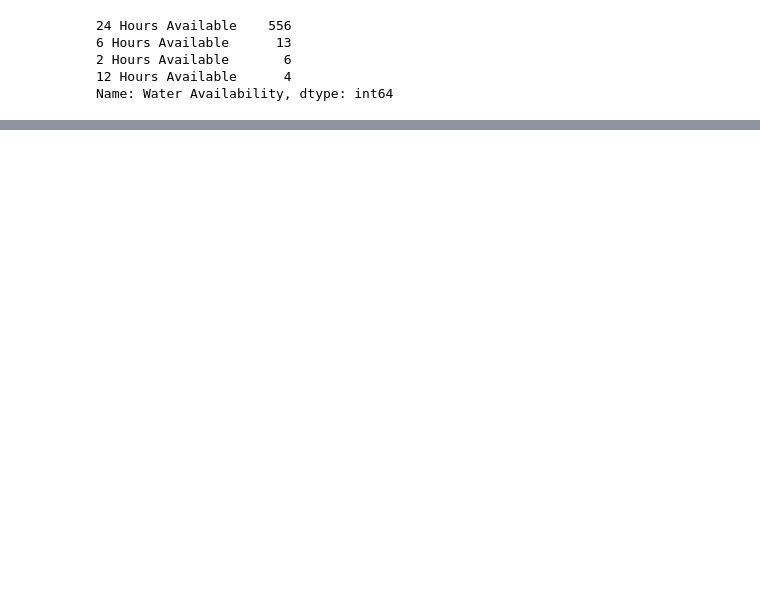
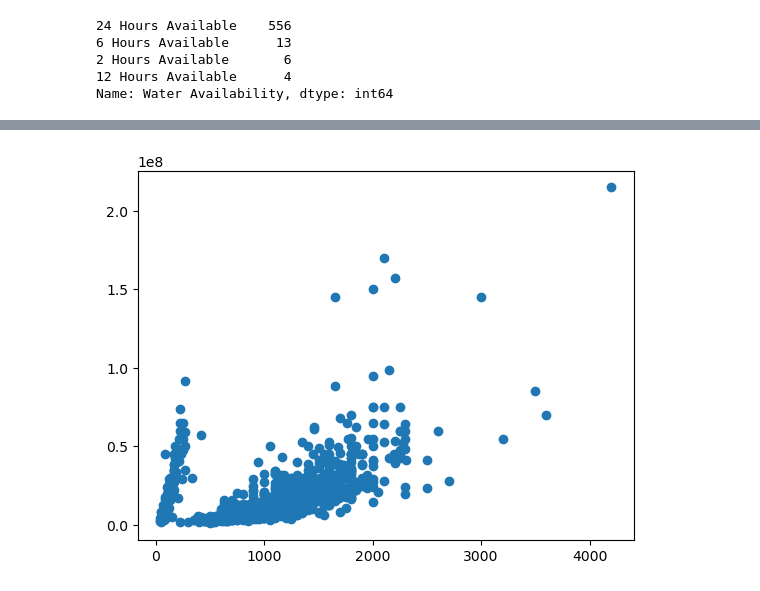
Before and after one commit to lBRAHIM8323/House-Price-Predictor, a Jupyter notebook: Jupyter Notebook.ipynb, the cells around one changed output, grey strips where cells are left out. Saved outputs shown, nothing was run; the diff lists cells and outputs as text; code cells hidden in the pictures; blank space fills up the shorter version.

```diff
--- a/Jupyter Notebook.ipynb
+++ b/Jupyter Notebook.ipynb
@@ -216,0 +369,20 @@ AttributeError: 'NoneType' object has no attribute 'append'
+# %%
+import matplotlib.pyplot as plt
+
+# Assuming you have already created a scatterplot
+# 'x' and 'y' represent the data points used for the scatterplot
+
+def on_hover(event):
+    if event.inaxes:
+        x = event.xdata
+        y = event.ydata
+        print(f"Coordinates: x={x}, y={y}")
+
+fig, ax = plt.subplots()
+scatter = ax.scatter(x, y)
+
+fig.canvas.mpl_connect("motion_notify_event", on_hover)
+
+plt.show()
+# %% [output]
+[figure, added]
```
Also changed, not shown: parts of 26 cells of this notebook.
